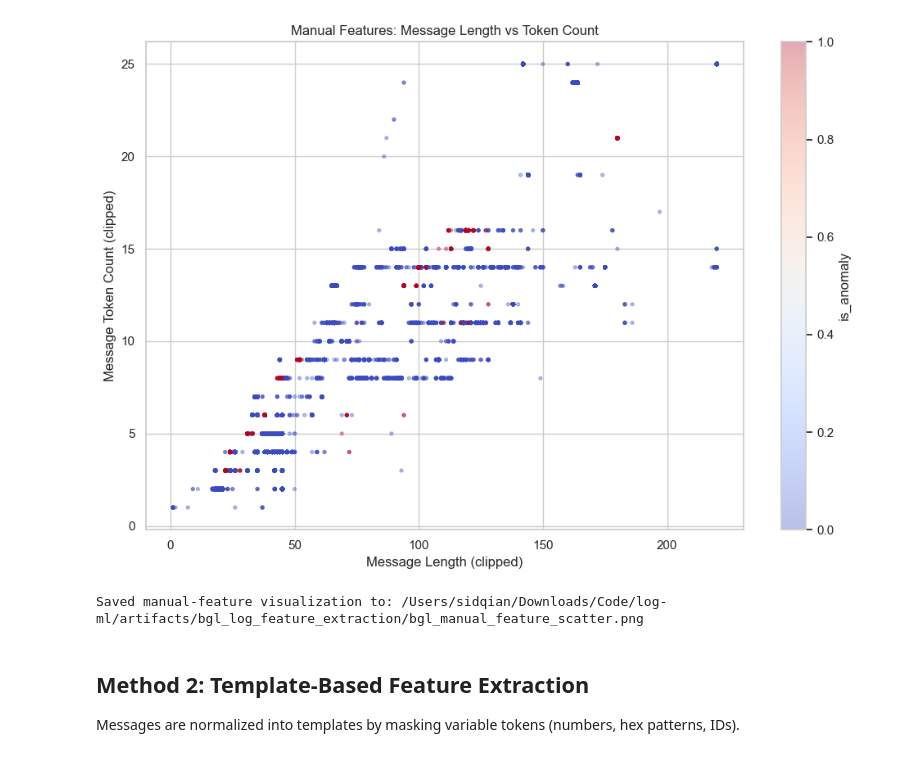
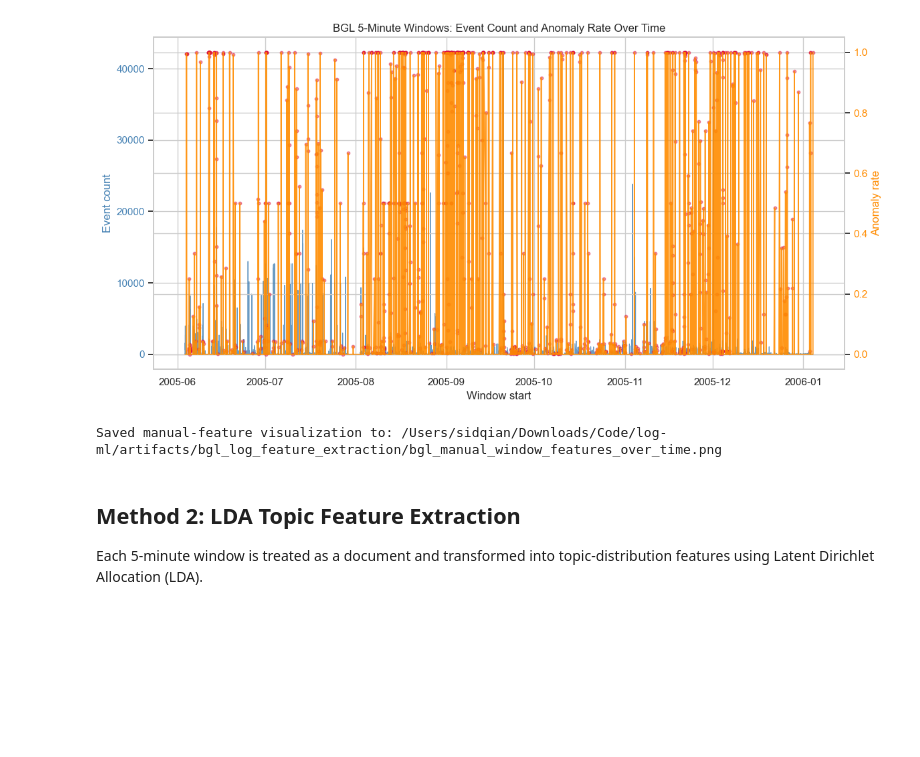
Before and after one commit to sidqian123/log-ml, a Jupyter notebook: notebooks/04_bgl_log_feature_extract.ipynb, the cells around one changed output. Drawn from its saved outputs; the diff is of its cells as text; code cells hidden in the pictures; blank space fills up the shorter version.

```diff
--- a/notebooks/04_bgl_log_feature_extract.ipynb
+++ b/notebooks/04_bgl_log_feature_extract.ipynb
@@ -12,6 +14,6 @@ Requirement coverage:
 # %%
+from collections import Counter
 from pathlib import Path
-import random
 import re
 
 import numpy as np
@@ -19,15 +21,17 @@ import pandas as pd
 import matplotlib.pyplot as plt
 import seaborn as sns
 
-from sklearn.decomposition import TruncatedSVD
-from sklearn.feature_extraction.text import TfidfVectorizer
+from sklearn.decomposition import TruncatedSVD, LatentDirichletAllocation
+from sklearn.feature_extraction.text import TfidfVectorizer, CountVectorizer
 from sklearn.linear_model import LogisticRegression
 from sklearn.metrics import classification_report, confusion_matrix, f1_score, roc_auc_score
-from sklearn.model_selection import train_test_split
 from sklearn.pipeline import Pipeline
 
 sns.set_theme(style='whitegrid')
 pd.set_option('display.max_columns', 100)
+
+WINDOW_MINUTES = 5
+WINDOW_FLOOR = f'{WINDOW_MINUTES}min'
 
 project_root = Path.cwd()
 if not (project_root / 'BGL.log').exists():
@@ -40,12 +44,10 @@ if not log_path.exists():
 artifacts_dir = project_root / 'artifacts' / 'bgl_log_feature_extraction'
 artifacts_dir.mkdir(parents=True, exist_ok=True)
 
-SAMPLE_SIZE = 300_000
-MAX_CLASSIFICATION_ROWS = 200_000
-
 print('Project root:', project_root)
 print('Log path:', log_path)
 print('Artifacts dir:', artifacts_dir)
+print('Window size:', WINDOW_MINUTES, 'minutes')
 # %% [output]
 Project root: /Users/sidqian/Downloads/Code/log-ml
 Log path: /Users/sidqian/Downloads/Code/log-ml/BGL.log
@@ -167,31 +309,37 @@ df[manual_feature_cols + ['is_anomaly']].head(10)
 # %%
-# Visualization requirement (using manual features)
-plot_df = df.sample(min(50000, len(df)), random_state=42)
+# Visualization requirement using 5-minute window features
+viz_df = window_df[['window_start', 'event_count', 'anomaly_rate', 'is_anomaly']].copy()
 
-plt.figure(figsize=(10, 7))
-scatter = plt.scatter(
-    plot_df['message_length'].clip(upper=plot_df['message_length'].quantile(0.99)),
-    plot_df['message_token_count'].clip(upper=plot_df['message_token_count'].quantile(0.99)),
-    c=plot_df['is_anomaly'],
-    cmap='coolwarm',
-    s=8,
-    alpha=0.35,
+fig, ax1 = plt.subplots(figsize=(12, 6))
+ax1.plot(viz_df['window_start'], viz_df['event_count'], color='steelblue', linewidth=0.8, alpha=0.8, label='Event count')
+ax1.set_title('BGL 5-Minute Windows: Event Count and Anomaly Rate Over Time')
+ax1.set_xlabel('Window start')
+ax1.set_ylabel('Event count', color='steelblue')
+ax1.tick_params(axis='y', labelcolor='steelblue')
+
+ax2 = ax1.twinx()
+ax2.plot(viz_df['window_start'], viz_df['anomaly_rate'], color='darkorange', linewidth=1.2, alpha=0.9, label='Anomaly rate')
+ax2.scatter(
+    viz_df.loc[viz_df['is_anomaly'] == 1, 'window_start'],
+    viz_df.loc[viz_df['is_anomaly'] == 1, 'anomaly_rate'],
+    color='crimson',
+    s=10,
+    alpha=0.45,
+    label='Anomalous windows',
 )
-plt.colorbar(scatter, label='is_anomaly')
-plt.title('Manual Features: Message Length vs Token Count')
-plt.xlabel('Message Length (clipped)')
-plt.ylabel('Message Token Count (clipped)')
-plt.tight_layout()
+ax2.set_ylabel('Anomaly rate', color='darkorange')
+ax2.tick_params(axis='y', labelcolor='darkorange')
 
-manual_viz_path = artifacts_dir / 'bgl_manual_feature_scatter.png'
+fig.tight_layout()
+manual_viz_path = artifacts_dir / 'bgl_manual_window_features_over_time.png'
 plt.savefig(manual_viz_path, dpi=180, bbox_inches='tight')
 plt.show()
 
 print('Saved manual-feature visualization to:', manual_viz_path)
 # %% [output]
-[figure, old version]
+[figure, new version]
-Saved manual-feature visualization to: /Users/sidqian/Downloads/Code/log-ml/artifacts/bgl_log_feature_extraction/bgl_manual_feature_scatter.png
+Saved manual-feature visualization to: /Users/sidqian/Downloads/Code/log-ml/artifacts/bgl_log_feature_extraction/bgl_manual_window_features_over_time.png
 # %% [markdown]
-## Method 2: Template-Based Feature Extraction
-Messages are normalized into templates by masking variable tokens (numbers, hex patterns, IDs).
+## Method 2: LDA Topic Feature Extraction
+Each 5-minute window is treated as a document and transformed into topic-distribution features using Latent Dirichlet Allocation (LDA).
 # %%
```
Also changed, not shown: parts of 11 cells of this notebook, 8 other files.
